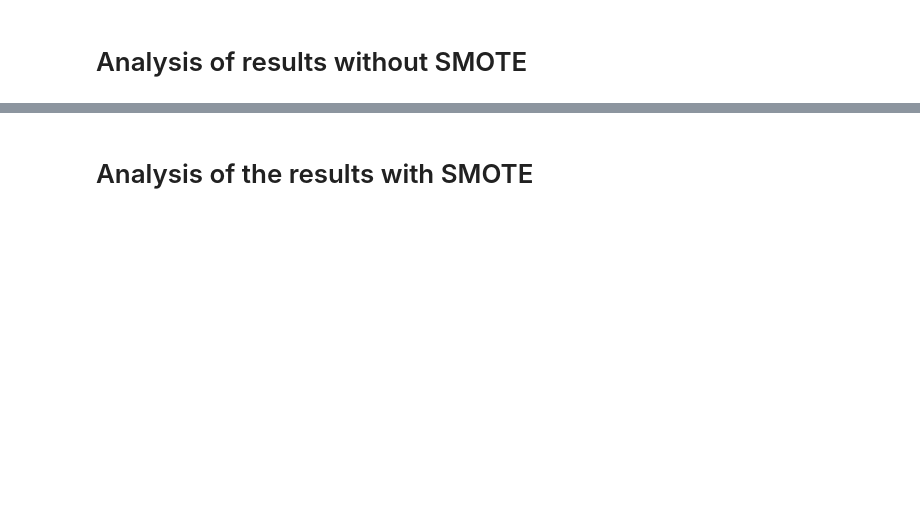
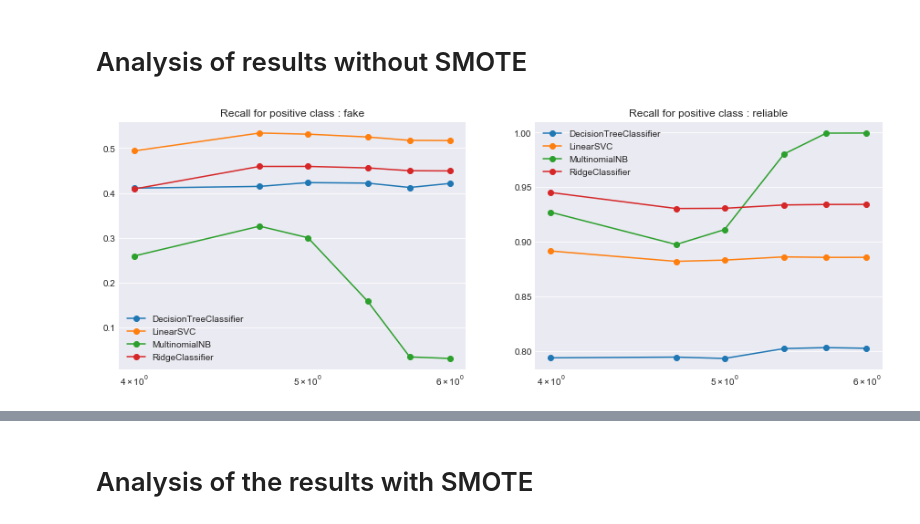
Before and after one commit to SimonKenoby/Master-Thesis-Fake-News-Dectection, a Jupyter notebook: Code/Analysis/analysis1.ipynb, the cells around one changed output, grey strips where cells are left out. Drawn from its saved outputs; the diff is of its cells as text; code cells hidden in the pictures; blank space fills up the shorter version.

Commit message:
Update report and result analysis

```diff
--- a/Code/Analysis/analysis1.ipynb
+++ b/Code/Analysis/analysis1.ipynb
@@ -4,6 +4,10 @@ from bson.objectid import ObjectId
 import altair as alt
 import pandas as pd
 import math
+
+import seaborn as sns
+import matplotlib.pyplot as plt
+plt.style.use('seaborn-darkgrid')
 # %%
 client = MongoClient('192.168.178.25', 27017)
 db = client.TFE
@@ -11,10 +15,10 @@ collection = db.results
 # %% [markdown]
 # Analysis of results without SMOTE
 # %%
-results = pd.DataFrame(columns = ['model', 'type', 'recall', 'precision', 'max_features'])
-for result in collection.find({'infos' : 'Running on all models, using a max feature for TfidfVectorizer', 'smote.value' : {'$exists' : False}}, {'report' : 1, '_id' : 0, 'max_features' : 1}):
+results = pd.DataFrame(columns = ['model', 'type', 'recall', 'precision', 'max_features', 'f1'])
+for result in collection.find({'experiment_id' : 9}, {'report' : 1, '_id' : 0, 'max_features' : 1, 'smote' : 1, 'downsampling' : 1}):
     for model in result['report']:
-        results = results.append({'model' : model['model'], 'type' : 'fake', 'recall' : model['classification_report']['fake']['recall'], 'precision' : model['classification_report']['fake']['precision'], 'max_features' : result['max_features']}, ignore_index=True)
-        results = results.append({'model' : model['model'], 'type' : 'reliable', 'recall' : model['classification_report']['reliable']['recall'], 'precision' : model['classification_report']['reliable']['precision'], 'max_features' : result['max_features']}, ignore_index=True)
+        results = results.append({'model' : model['model'], 'type' : 'fake', 'recall' : model['classification_report']['fake']['recall'], 'precision' : model['classification_report']['fake']['precision'], 'max_features' : result['max_features'], 'f1' : model['classification_report']['weighted avg']['f1-score']}, ignore_index=True)
+        results = results.append({'model' : model['model'], 'type' : 'reliable', 'recall' : model['classification_report']['reliable']['recall'], 'precision' : model['classification_report']['reliable']['precision'], 'max_features' : result['max_features'], 'f1' : model['classification_report']['weighted avg']['f1-score']}, ignore_index=True)
 # %%
 results['max_features'] = results['max_features'].apply(lambda x: math.log10(x))
@@ -97,0 +25,17 @@ chart.save('output/all_reliable_precision.png', webdriver='firefox')
+# %%
+fig, axes = plt.subplots(nrows = 1, ncols = 2, figsize=(15,5))
+for key, grp in results[results['type'] == 'fake'].groupby(['model']):
+    axes[0].set_xscale("log", nonposx='clip')
+    axes[0].plot(grp['max_features'], grp['recall'], label=key, marker='o')
+    axes[0].set_title('Recall for positive class : fake')
+    #axes[0].xscale('log')
+    axes[0].legend()
+
+for key, grp in results[results['type'] == 'reliable'].groupby(['model']):
+    axes[1].set_xscale("log", nonposx='clip')
+    axes[1].plot(grp['max_features'], grp['recall'], label=key, marker='o')
+    axes[1].set_title('Recall for positive class : reliable')
+    #axes[1].xscale('log')
+    axes[1].legend()
+# %% [output]
+[figure, added]
```
Also changed, not shown: parts of 12 cells of this notebook, 40 other files.
